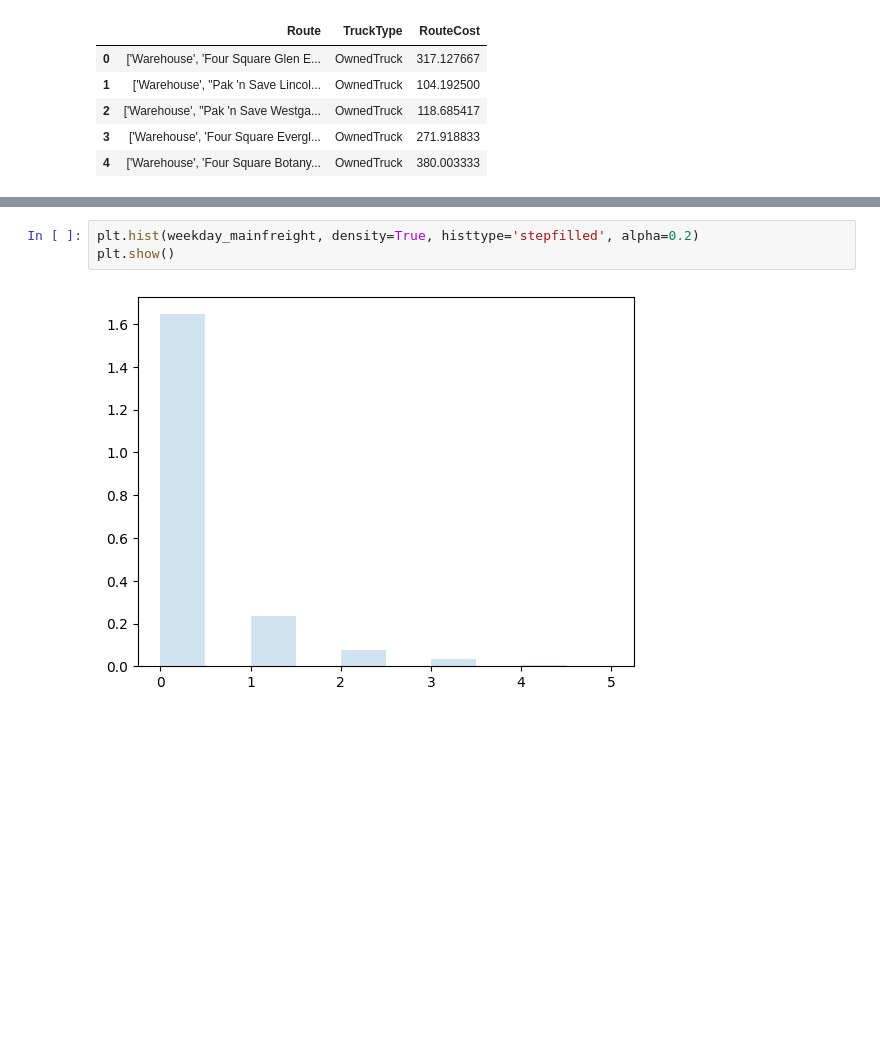
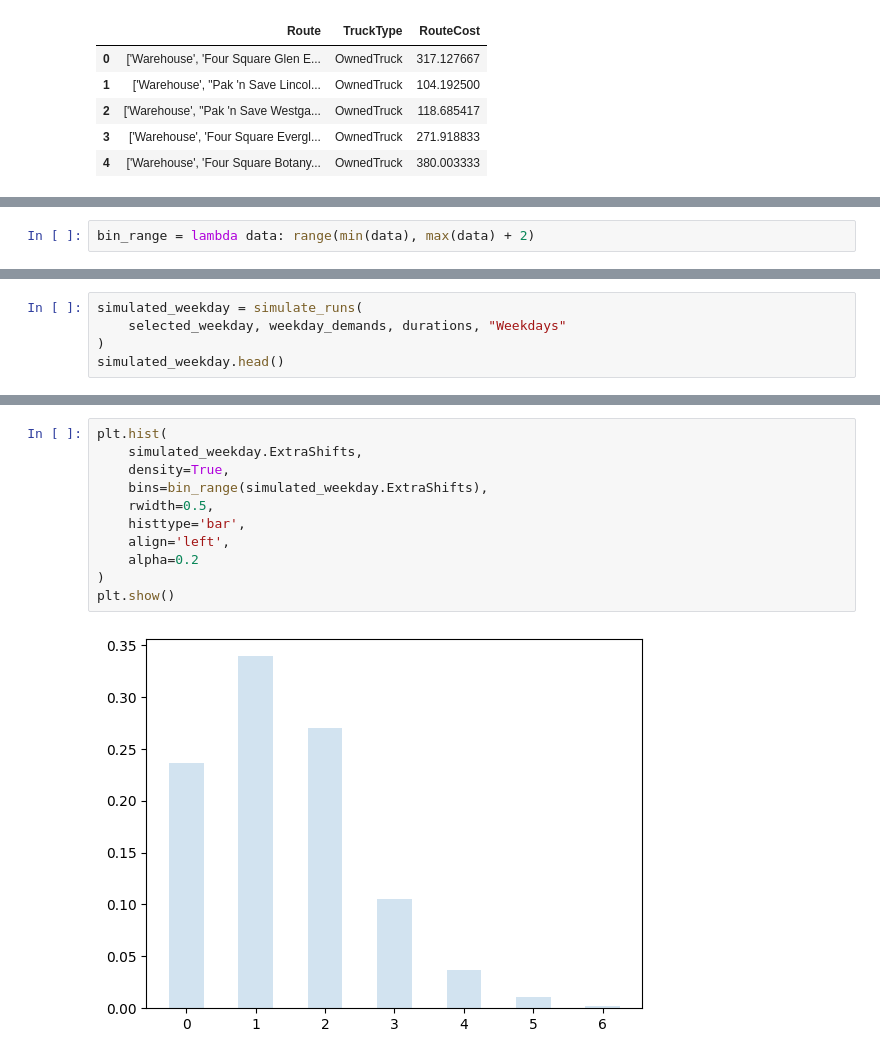
Before and after one commit to aguo921/engsci263-or-project, a Jupyter notebook: simulation/simulation.ipynb, the cells around one changed output, grey strips where cells are left out. Saved outputs shown, nothing was run; the diff lists cells and outputs as text; blank space fills up the shorter version.

```diff
--- a/simulation/simulation.ipynb
+++ b/simulation/simulation.ipynb
@@ -77 +96,3 @@ print(np.mean(saturday_costs), sum(saturday_mainfreight))
+# %%
+bin_range = lambda data: range(min(data), max(data) + 2)
 # %%
@@ -81,0 +116,5 @@ plt.show()
+# %%
+simulated_weekday = simulate_runs(
+    selected_weekday, weekday_demands, durations, "Weekdays"
+)
+simulated_weekday.head()
@@ -97,5 +158,13 @@ plt.show()
 # %%
-plt.hist(weekday_mainfreight, density=True, histtype='stepfilled', alpha=0.2)
+plt.hist(
+    simulated_weekday.ExtraShifts,
+    density=True,
+    bins=bin_range(simulated_weekday.ExtraShifts),
+    rwidth=0.5,
+    histtype='bar',
+    align='left',
+    alpha=0.2
+)
 plt.show()
 # %% [output]
-[figure, old version]
+[figure, new version]
```
Also changed, not shown: parts of 9 cells of this notebook, 1 other file.
